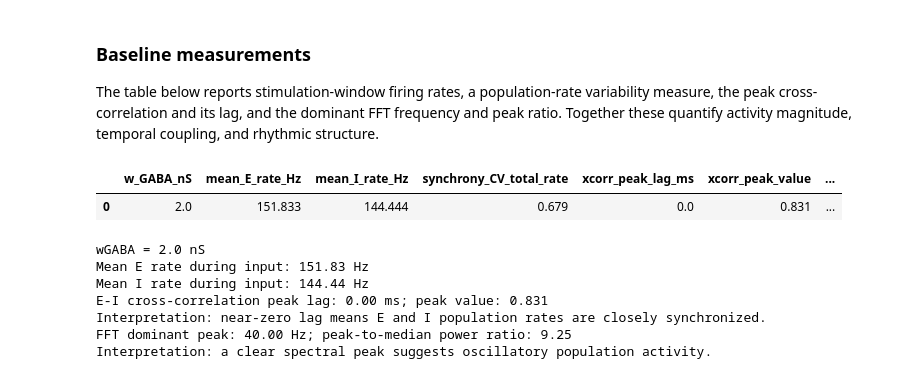
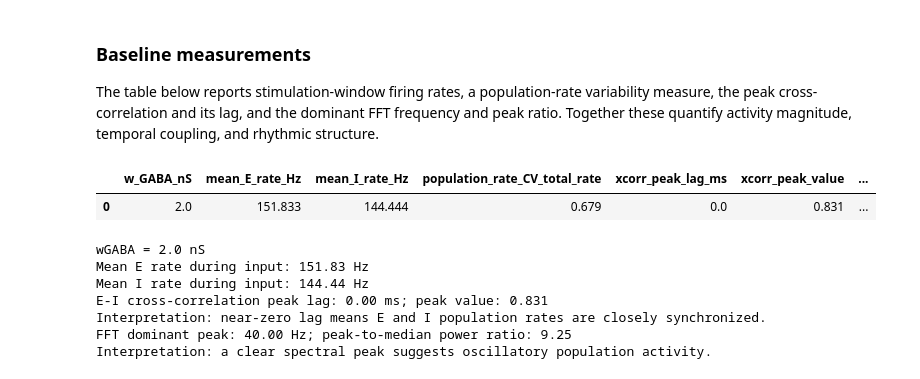
Before and after one commit to Songsiyi-tori/computational-neuroscience-neural-modeling-analysis, a Jupyter notebook: notebooks/01_recurrent_ei_neural_network.ipynb, the cells around one changed output. Saved outputs shown, nothing was run; the diff lists cells and outputs as text; code cells hidden in the pictures.

Commit message:
Clarify variability and grouping interpretation; expose ICA warnings

```diff
--- a/notebooks/01_recurrent_ei_neural_network.ipynb
+++ b/notebooks/01_recurrent_ei_neural_network.ipynb
@@ -466,7 +466,7 @@ def analyze_result(result, rate_bin_ms=10.0, fft_bin_ms=1.0):
     - E/I cross-correlation
     - FFT spectrum of total population rate
     - mean firing rates during the external-input window
-    - synchrony proxy based on total population-rate CV
+    - population-rate variability based on total population-rate CV
     """
     p = result["params"]
 
@@ -545,9 +545,9 @@ def analyze_result(result, rate_bin_ms=10.0, fft_bin_ms=1.0):
         bin_ms=fft_bin_ms,
     )
 
-    # Synchrony/burstiness proxy.
+    # Population-rate variability (CV); not direct neuron-to-neuron synchrony.
     mean_total_rate = np.mean(rate_total_1[stim_rate_mask])
-    synchrony_cv = np.std(rate_total_1[stim_rate_mask]) / (mean_total_rate + 1e-12)
+    population_rate_cv = np.std(rate_total_1[stim_rate_mask]) / (mean_total_rate + 1e-12)
 
     return {
         "t_rate": t_rate,
@@ -563,7 +563,7 @@ def analyze_result(result, rate_bin_ms=10.0, fft_bin_ms=1.0):
 
         "mean_rate_E": mean_rate_E,
         "mean_rate_I": mean_rate_I,
-        "synchrony_cv": synchrony_cv,
+        "population_rate_cv": population_rate_cv,
     }
 # %% [markdown]
 ### Visualization
@@ -779,25 +779,25 @@ The table below reports stimulation-window firing rates, a population-rate varia
 # %%
 def summarize_result(result, analysis):
     p = result["params"]
 
     return {
         "w_GABA_nS": p["w_GABA"],
         "mean_E_rate_Hz": analysis["mean_rate_E"],
         "mean_I_rate_Hz": analysis["mean_rate_I"],
-        "synchrony_CV_total_rate": analysis["synchrony_cv"],
+        "population_rate_CV_total_rate": analysis["population_rate_cv"],
         "xcorr_peak_lag_ms": analysis["xcorr"]["peak_lag_ms"],
         "xcorr_peak_value": analysis["xcorr"]["peak_corr"],
         "fft_peak_freq_Hz": analysis["fft"]["peak_freq_hz"],
         "fft_peak_ratio": analysis["fft"]["peak_ratio"],
         "total_spikes": len(result["spike_times"]),
     }
 
 
 baseline_summary = summarize_result(baseline_result, baseline_analysis)
 
 pd.DataFrame([baseline_summary]).round(3)
 # %% [output]
-|  | w_GABA_nS | mean_E_rate_Hz | mean_I_rate_Hz | synchrony_CV_total_rate | xcorr_peak_lag_ms | xcorr_peak_value | ... |
+|  | w_GABA_nS | mean_E_rate_Hz | mean_I_rate_Hz | population_rate_CV_total_rate | xcorr_peak_lag_ms | xcorr_peak_value | ... |
 | 0 | 2.0 | 151.833 | 144.444 | 0.679 | 0.0 | 0.831 | ... |
 # %%
 def print_single_result_interpretation(result, analysis):
```
Also changed, not shown: parts of 5 cells of this notebook, 1 other file.
